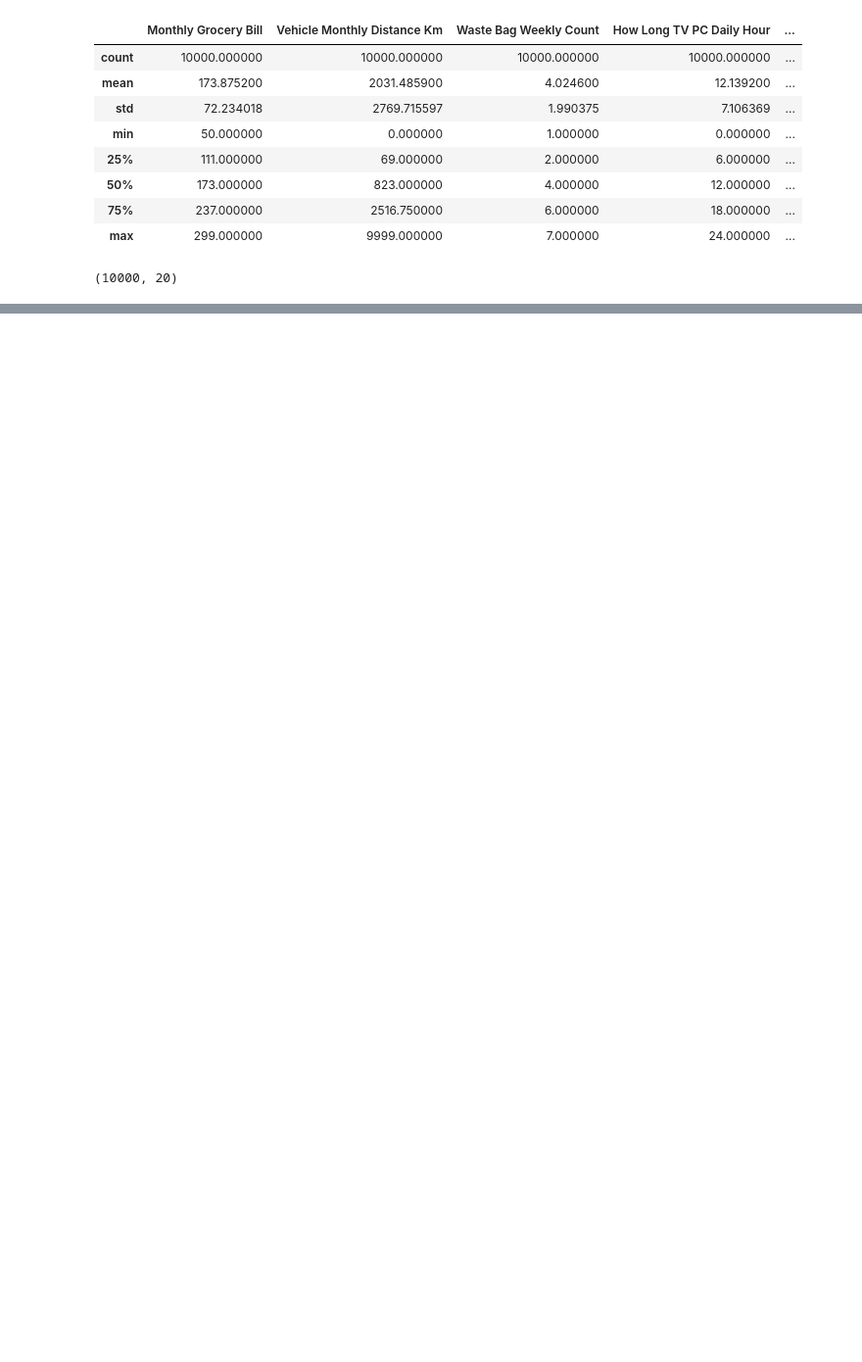
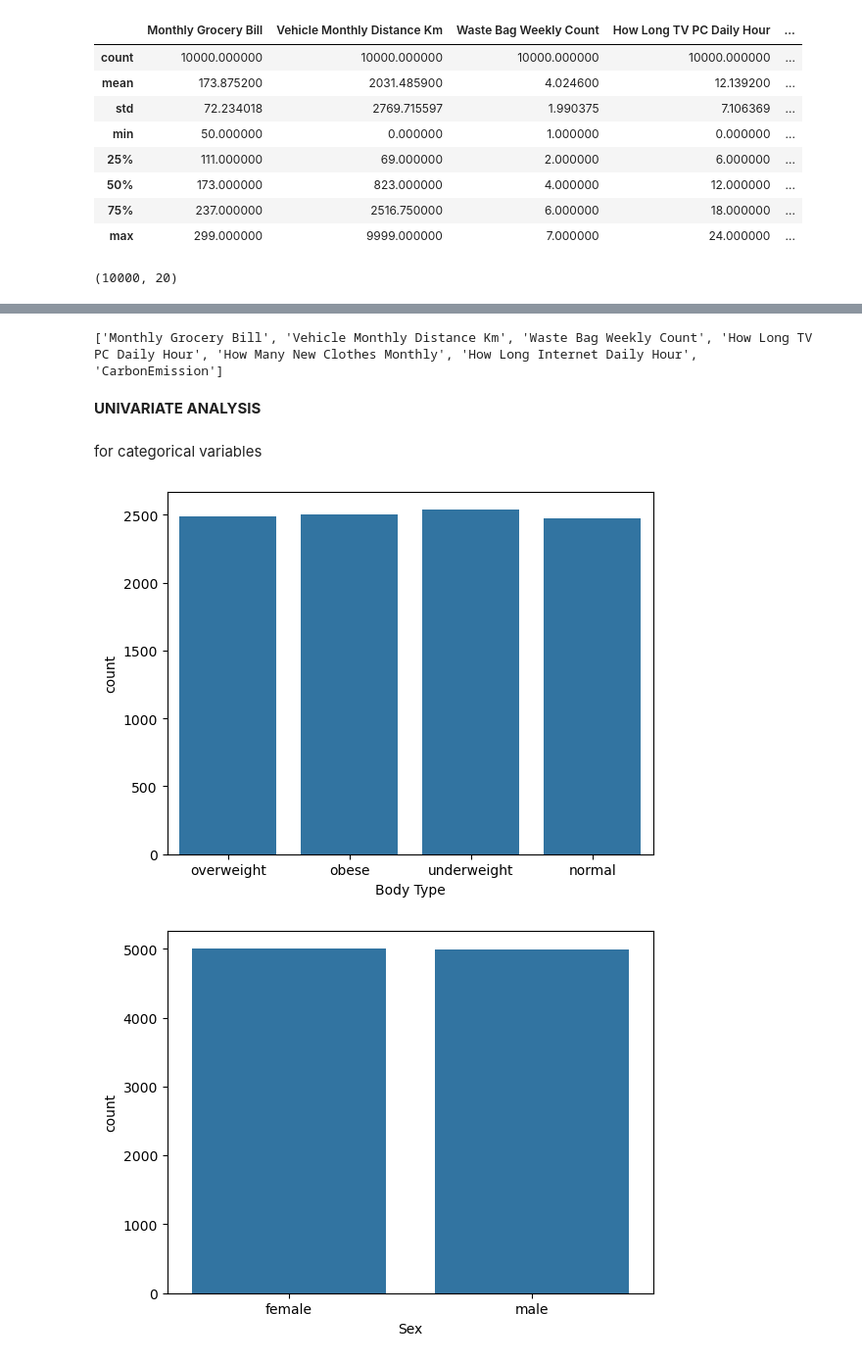
Before and after one commit to Kushagraashukla/Varaha---Personal-Carbon-Footprint-Modeling-System, a Jupyter notebook: carbonfootprint_predictor.ipynb, the cells around one changed output, grey strips where cells are left out. Shown at 98% size. Drawn from its saved outputs; the diff is of its cells as text; code cells hidden in the pictures; blank space fills up the shorter version.

```diff
--- a/carbonfootprint_predictor.ipynb
+++ b/carbonfootprint_predictor.ipynb
@@ -136,0 +135,2 @@ plt.hist(main_data['Monthly Grocery Bill'],bins=30,edgecolor='black',alpha=0.7)
+# %%
+cate=main_data.select_dtypes(include=['object']).columns.tolist()
@@ -136,0 +143,8 @@ plt.hist(main_data['Monthly Grocery Bill'],bins=30,edgecolor='black',alpha=0.7)
+# %%
+print(num)
+# %% [output]
+['Monthly Grocery Bill', 'Vehicle Monthly Distance Km', 'Waste Bag Weekly Count', 'How Long TV PC Daily Hour', 'How Many New Clothes Monthly', 'How Long Internet Daily Hour', 'CarbonEmission']
+# %% [markdown]
+**UNIVARIATE ANALYSIS**
+# %% [markdown]
+for categorical variables
@@ -136,0 +154,7 @@ plt.hist(main_data['Monthly Grocery Bill'],bins=30,edgecolor='black',alpha=0.7)
+# %%
+for variable in cate:
+    sns.countplot(x=variable,data=main_data)
+    plt.show()
+# %% [output]
+[figure, added]
+[figure, added]
```
Also changed, not shown: parts of 49 cells of this notebook.
